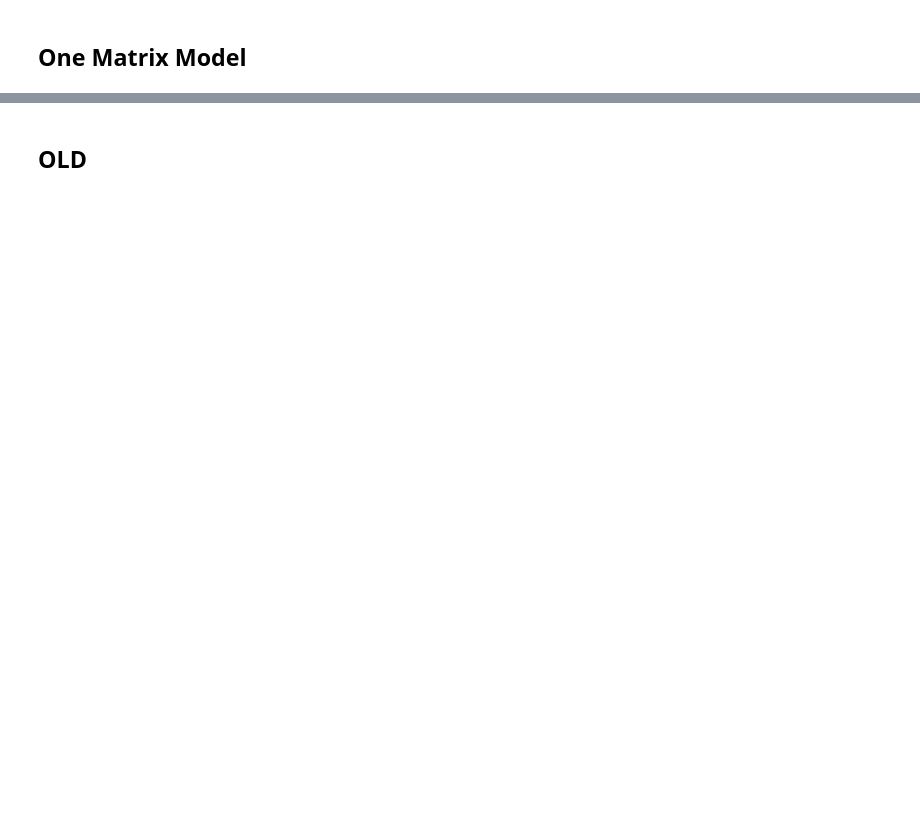
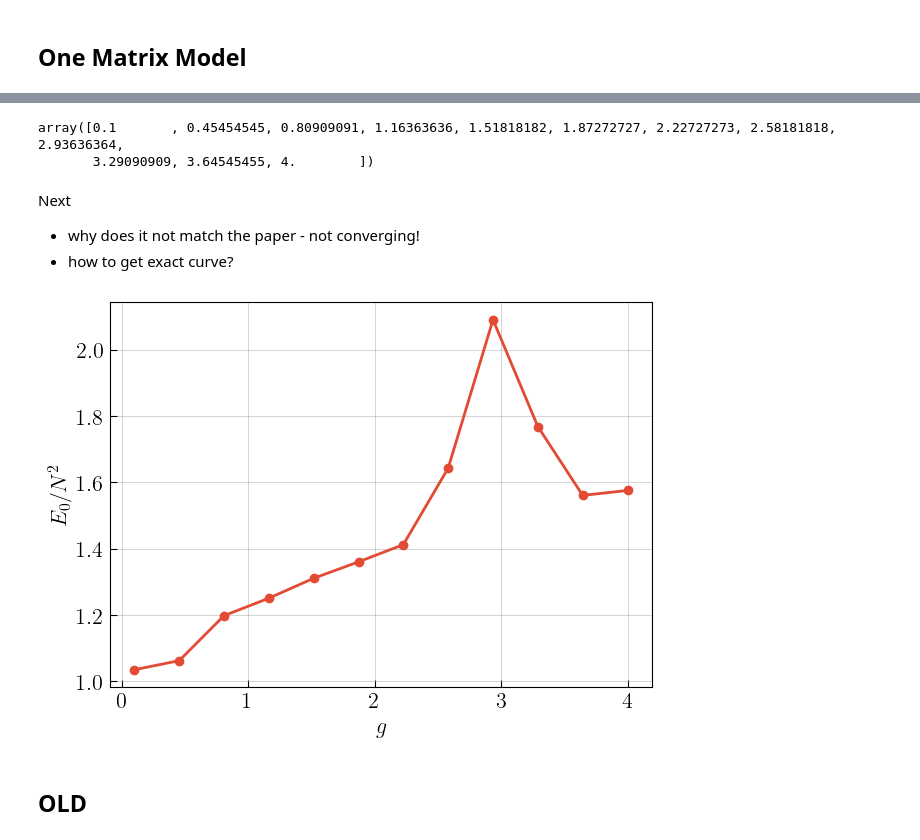
Before and after one commit to gshartnett/bmnsim, a Jupyter notebook: Bootstrap Notebook.ipynb, the cells around one changed output, grey strips where cells are left out. Saved outputs shown, nothing was run; the diff lists cells and outputs as text; code cells hidden in the pictures; blank space fills up the shorter version.

```diff
--- a/Bootstrap Notebook.ipynb
+++ b/Bootstrap Notebook.ipynb
@@ -264,8 +83,8 @@ cyclic_constraints[17]
 param_optimized = minimize(
     bootstrap=bootstrap,
     op=bootstrap.hamiltonian,
-    init=100*np.random.normal(size=bootstrap.param_dim_null),
-    maxiters=25,
-    eps=5e-1,
-    reg=5e-5,
+    #init=10 * np.random.normal(size=bootstrap.param_dim_null),
+    #maxiters=100,
+    #eps=5e-1,
+    #reg=5e-5,
 )
@@ -424,26 +153,0 @@ bootstrap.generate_reality_constraints()
-# %%
-from collections import Counter
-
-param = 1j * np.zeros(bootstrap.param_dim_null)
-seen_indices = []
-for op, idx in bootstrap.operator_dict.items():
-    if idx == 0:
-        param[idx] = 1
-        seen_indices.append(idx)
-    else:
-        op_dagger = op[::-1]
-        idx_dagger = bootstrap.operator_dict[op_dagger]
-        if idx not in seen_indices:
-            if Counter(op).get('P', 0) % 2 == 0:
-                param[idx] = np.random.normal()
-                param[idx_dagger] = param[idx]
-            else:
-                param[idx] = 1j * np.random.normal()
-                param[idx_dagger] = - param[idx]
-        seen_indices.extend([idx, idx_dagger])
-# %%
-# testing
-op = SingleTraceOperator(data={(): 1})
-param_vector = bootstrap.single_trace_to_coefficient_vector(op)
-param_vector_null = bootstrap.single_trace_to_coefficient_vector(op, return_null_basis=True)
-param_vector_null, is_in_row_space(matrix=linear_constraint_matrix, vector=param_vector)
@@ -476,3 +265,20 @@ is_in_row_space(matrix=linear_constraint_matrix, vector=param_vector)
+# %%
+results['g']
+# %% [output]
+array([0.1       , 0.45454545, 0.80909091, 1.16363636, 1.51818182, 1.87272727, 2.22727273, 2.58181818, 2.93636364,
+       3.29090909, 3.64545455, 4.        ])
+# %% [markdown]
+Next
+- why does it not match the paper - not converging!
+- how to get exact curve?
+# %%
+fig, ax = plt.subplots(figsize=(7,5))
+ax.plot(results['g'], results['energy'], '-o')
+ax.set_xlabel(r"$g$")
+ax.set_ylabel(r"$E_0/N^2$")
+plt.show()
+# %% [output]
+[figure, added]
 # %% [markdown]
 ## OLD
 # %%
```
Also changed, not shown: parts of 75 cells of this notebook, 2 other files.
